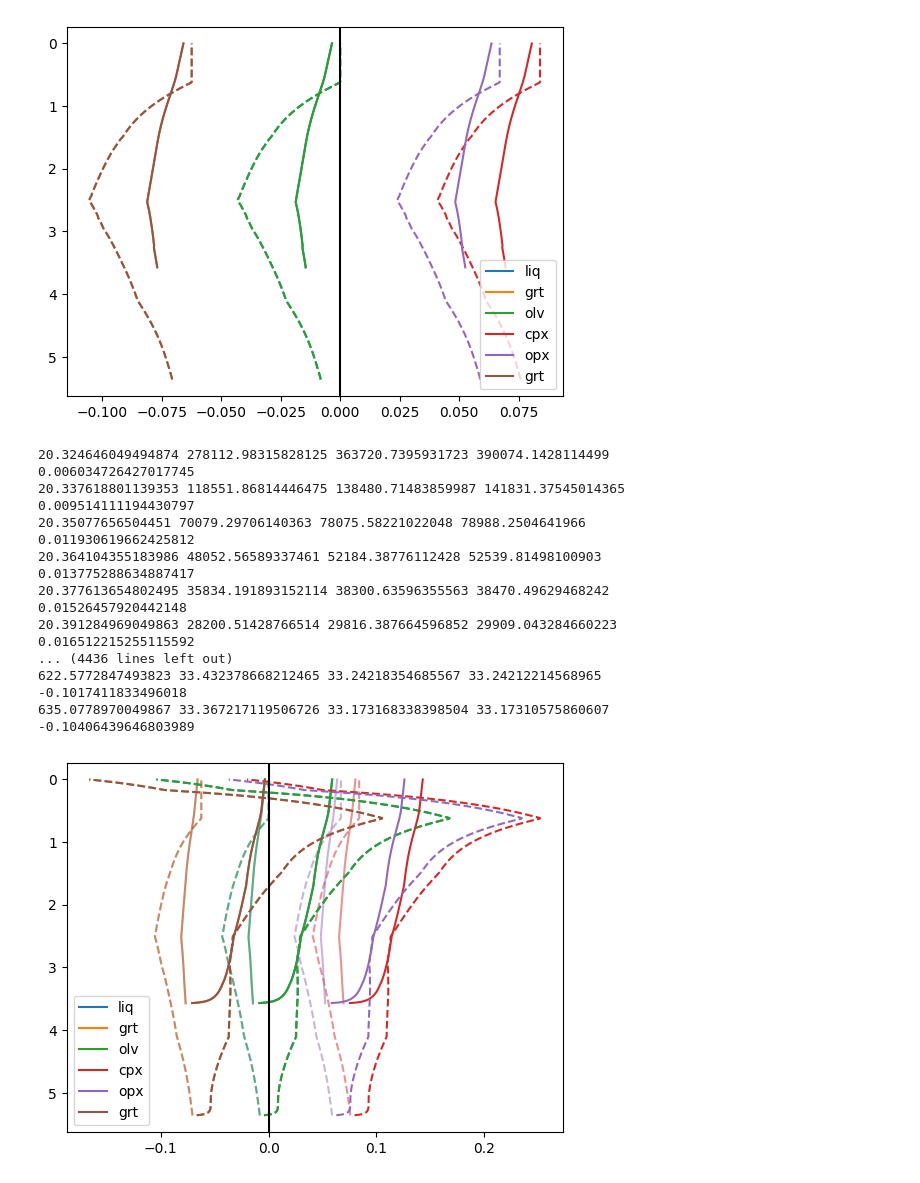
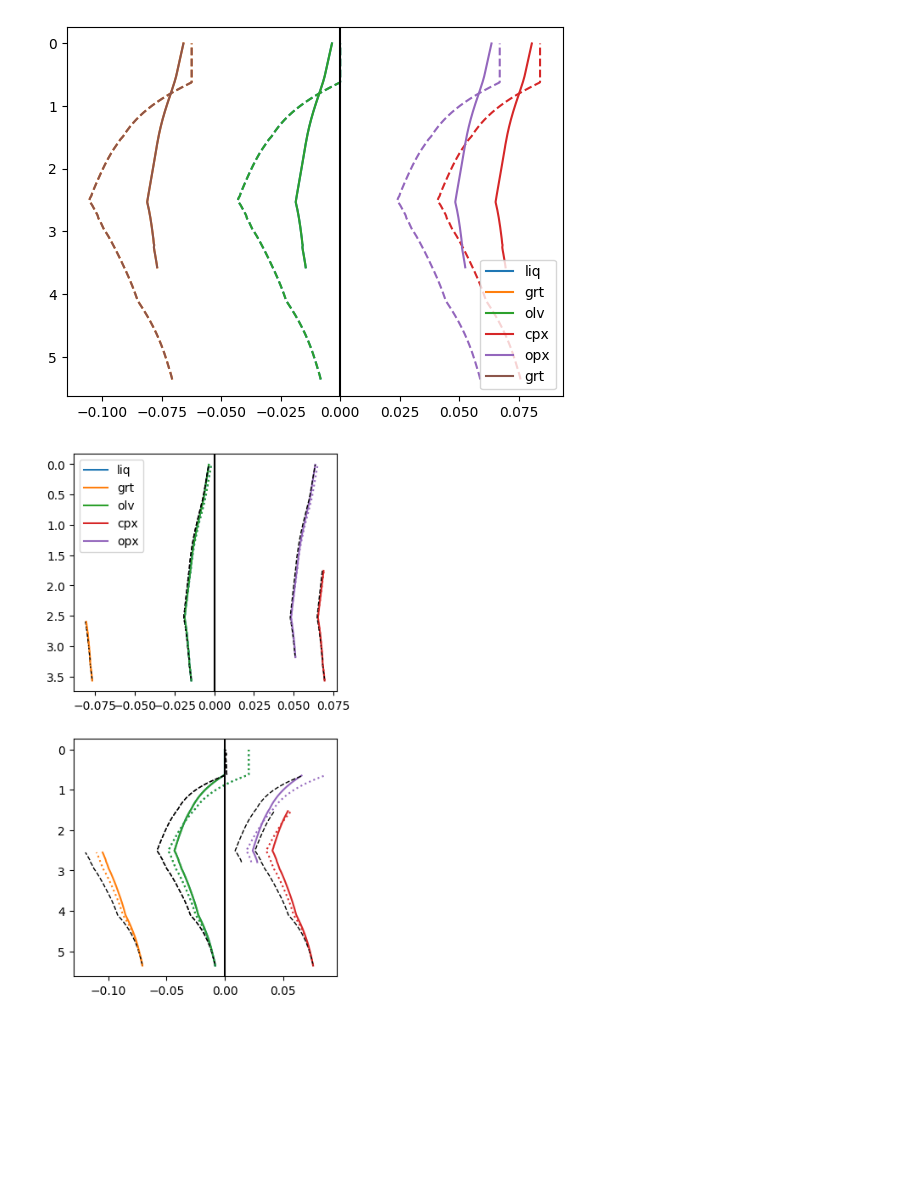
Before and after one commit to simonwmatthews/pyMelt, a Jupyter notebook: dev/stableisotopeengine.ipynb, the cells around one changed output. Cells and saved outputs as stored; diff of their text form; code cells hidden in the pictures; blank space fills up the shorter version.

Commit message:
Stable isotope engine prototype closer to working

```diff
--- a/dev/stableisotopeengine.ipynb
+++ b/dev/stableisotopeengine.ipynb
@@ -380,51 +440,48 @@ plt.show()
 # %% [output]
 [figure]
 # %%
-f, a = plt.subplots()
+f, a = plt.subplots(2,1, figsize=(4,8))
 
-phases = ['liq', 'grt', 'olv', 'cpx', 'opx', 'grt']
+phases = ['liq', 'grt', 'olv', 'cpx', 'opx']
 
 column.calculateStableIsotopes('MgO', fractionationFactors, 'd26Mg',
                                bulk=0.0,
                                fractionalExtraction=False, parameter='delta', )
 
 for i in range(len(phases)):
     ph = phases[i]
-    a.plot(column.composition['lz'][ph + '_d26Mg'], column.composition['lz']['P'], c='C'+str(i), alpha=0.5)
-    a.plot(column.composition['px'][ph + '_d26Mg'], column.composition['px']['P'], c='C'+str(i), alpha=0.5, ls='--')
+    a[0].plot(column.composition['lz'][ph + '_d26Mg'], column.composition['lz']['P'], c='C'+str(i), label=ph)
+    a[1].plot(column.composition['px'][ph + '_d26Mg'], column.composition['px']['P'], c='C'+str(i), label=ph)
 
 column.calculateStableIsotopes('MgO', fractionationFactors, 'd26Mg',
                                bulk=0.0,
                                fractionalExtraction=True, parameter='delta', )
 
 for i in range(len(phases)):
     ph = phases[i]
-    a.plot(column.composition['lz'][ph + '_d26Mg'], column.composition['lz']['P'], c='C'+str(i), label=ph)
-    a.plot(column.composition['px'][ph + '_d26Mg'], column.composition['px']['P'], c='C'+str(i), ls='--')
+    a[0].plot(column.composition['lz'][ph + '_d26Mg'], column.composition['lz']['P'],  ls='--', c='k', lw=1)
+    a[1].plot(column.composition['px'][ph + '_d26Mg'], column.composition['px']['P'],  ls='--', c='k', lw=1)
 
-a.invert_yaxis()
 
-a.legend()
+column.calculateStableIsotopes('MgO', fractionationFactors, 'd26Mg',
+                               bulk=0.0,
+                               fractionalExtraction='test', parameter='delta', )
 
-a.axvline(0, c='k')
+for i in range(len(phases)):
+    ph = phases[i]
+    a[0].plot(column.composition['lz'][ph + '_d26Mg'], column.composition['lz']['P'], c='C'+str(i), ls=':')
+    a[1].plot(column.composition['px'][ph + '_d26Mg'], column.composition['px']['P'], c='C'+str(i), ls=':')
+
+
+a[0].invert_yaxis()
+a[1].invert_yaxis()
+
+a[0].legend()
+
+a[0].axvline(0, c='k')
+a[1].axvline(0, c='k')
+
 
 plt.show()
 # %% [output]
-20.324646049494874 278112.98315828125 363720.7395931723 390074.1428114499
-0.006034726427017745
-20.337618801139353 118551.86814446475 138480.71483859987 141831.37545014365
-0.009514111194430797
-20.35077656504451 70079.29706140363 78075.58221022048 78988.2504641966
-0.011930619662425812
-20.364104355183986 48052.56589337461 52184.38776112428 52539.81498100903
-0.013775288634887417
-20.377613654802495 35834.191893152114 38300.63596355563 38470.49629468242
-0.01526457920442148
-20.391284969049863 28200.51428766514 29816.387664596852 29909.043284660223
-0.016512215255115592
-... (4436 lines left out)
-622.5772847493823 33.432378668212465 33.24218354685567 33.24212214568965
--0.1017411833496018
-635.0778970049867 33.367217119506726 33.173168338398504 33.17310575860607
--0.10406439646803989
-[figure, old version]
+[figure, new version]
```
Also changed, not shown: parts of 6 cells of this notebook.
